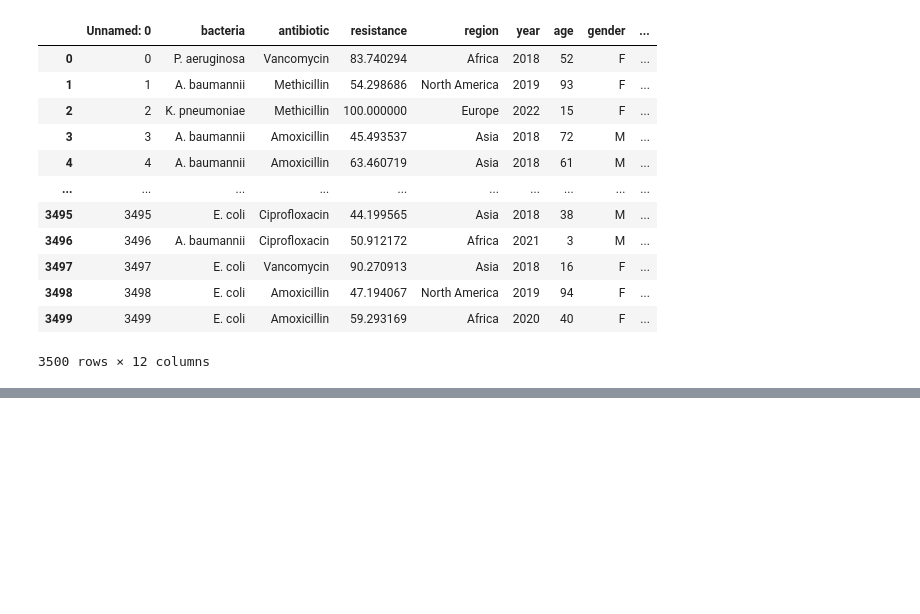
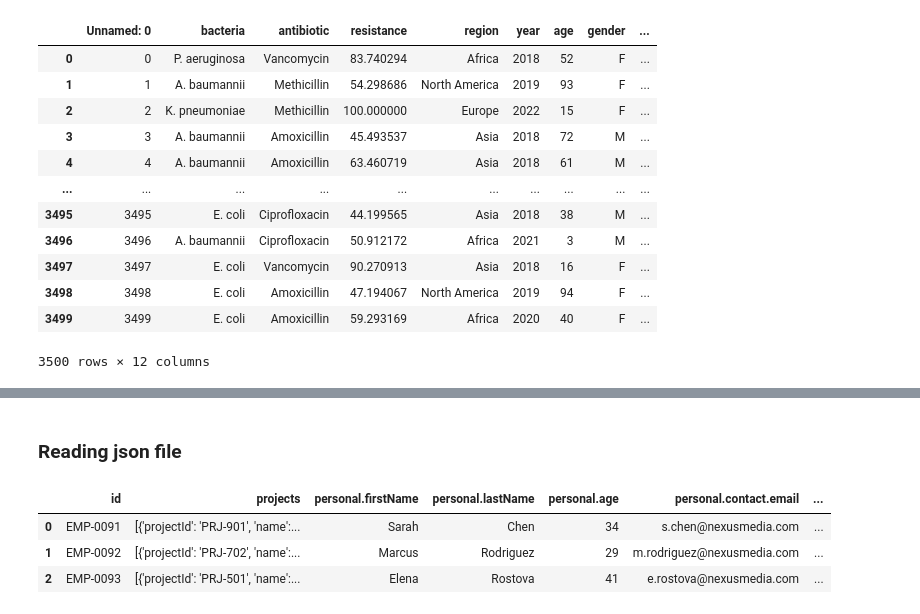
Before and after one commit to Muhammad-Hamdan92/Python_for_data_science, a Jupyter notebook: 06_pandas/06.1_importing_data.ipynb, the cells around one changed output, grey strips where cells are left out. Drawn from its saved outputs; the diff is of its cells as text; code cells hidden in the pictures; blank space fills up the shorter version.

```diff
--- a/06_pandas/06.1_importing_data.ipynb
+++ b/06_pandas/06.1_importing_data.ipynb
@@ -63,0 +376,13 @@ df_csv
+# %% [markdown]
+### Reading json file
+# %%
+import pandas as pd
+
+df_json = pd.read_json('../00_datasets/0.1_pandas_practice_datasets/employee_1.json')
+
+df_json
+# %% [output]
+|  | id | projects | personal.firstName | personal.lastName | personal.age | personal.contact.email | ... |
+| 0 | EMP-0091 | [{'projectId': 'PRJ-901', 'name':... | Sarah | Chen | 34 | s.chen@nexusmedia.com | ... |
+| 1 | EMP-0092 | [{'projectId': 'PRJ-702', 'name':... | Marcus | Rodriguez | 29 | m.rodriguez@nexusmedia.com | ... |
+| 2 | EMP-0093 | [{'projectId': 'PRJ-501', 'name':... | Elena | Rostova | 41 | e.rostova@nexusmedia.com | ... |
```
Also changed, not shown: parts of 24 cells of this notebook, 12 other files.
